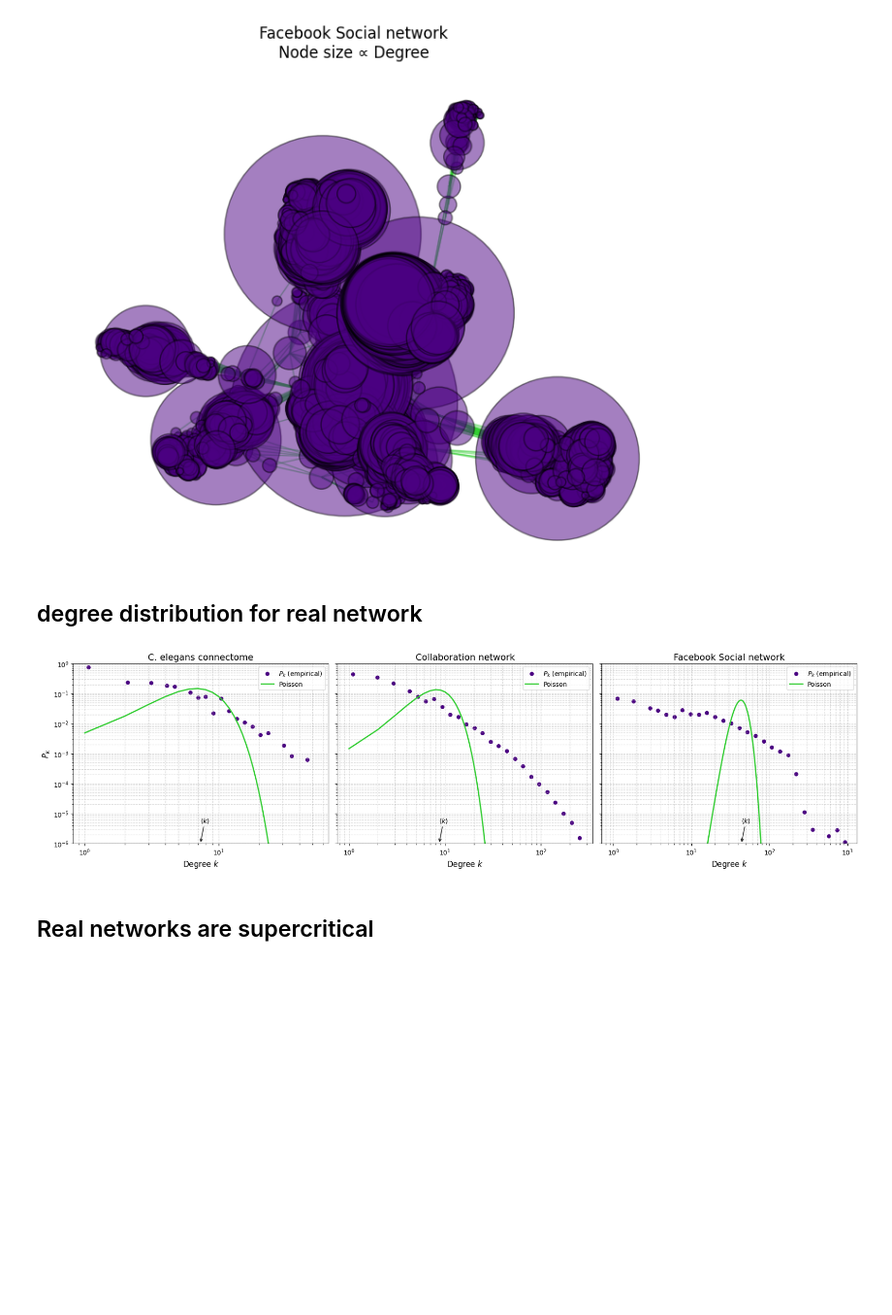
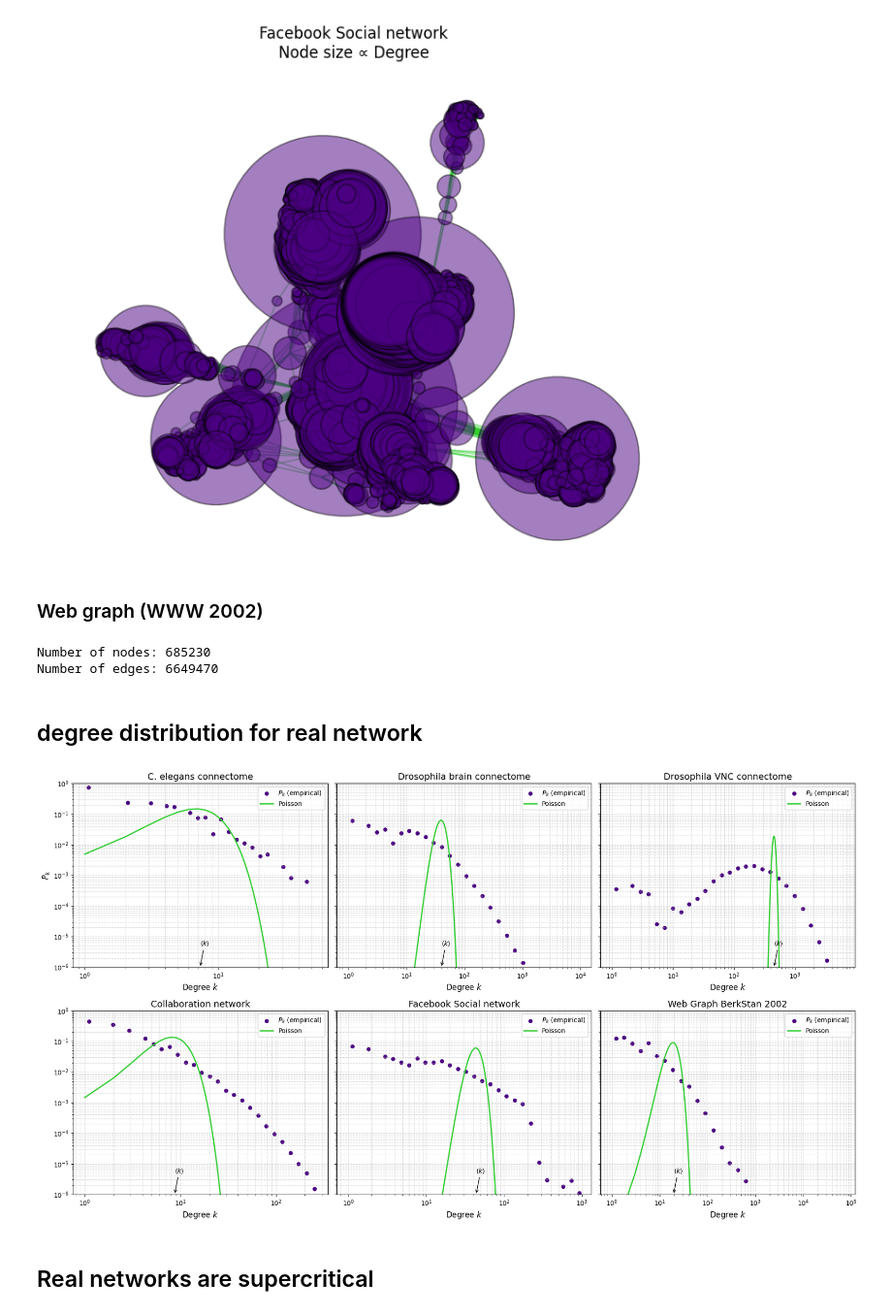
Before and after one commit to haotianh9/graph_teaching, a Jupyter notebook: NetworkScience/3_Real_Network.ipynb, the cells around one changed output. Shown at 97% size. Cells and saved outputs as stored; diff of their text form; code cells hidden in the pictures; blank space fills up the shorter version.

Commit message:
update more real networks, finish chapter 3

```diff
--- a/NetworkScience/3_Real_Network.ipynb
+++ b/NetworkScience/3_Real_Network.ipynb
@@ -82,0 +114,12 @@ note: positions of nodes are still randomly generated, same below
+# %%
+# downloaded from https://console.cloud.google.com/storage/browser/flyem-manc-exports?inv=1&invt=AbyYUw
+# https://www.janelia.org/project-team/flyem/manc-connectome
+
+df = pd.read_csv('./Data/drosophila_VNC_connectome.csv')
+
+G_drosophila_VNC = nx.from_pandas_edgelist(df, source='bodyId_pre', target='bodyId_post', create_using=nx.DiGraph())
+graph_list.append(G_drosophila_VNC)
+name_list.append("Drosophila VNC connectome")
+
+print(f"Number of nodes: {G_drosophila_VNC.number_of_nodes()}")
+print(f"Number of edges: {G_drosophila_VNC.number_of_edges()}")
@@ -119,6 +165,25 @@ visualize_graph_with_degree_size(G_social, title="Facebook Social network")
 Number of nodes: 4039
 Number of edges: 88234
 [figure]
+# %% [markdown]
+### Web graph (WWW 2002)
+# %%
+# Download from Stanford Large Network Dataset Collection https://snap.stanford.edu/data/web-BerkStan.html
+
+import networkx as nx
+
+# Load an edge list
+G_www =  nx.read_edgelist("./Data/web-BerkStan.txt", nodetype=int)
+graph_list.append(G_www)
+name_list.append("Web Graph BerkStan 2002")
+
+print(f"Number of nodes: {G_www.number_of_nodes()}")
+print(f"Number of edges: {G_www.number_of_edges()}")
+
+# visualize_graph_with_degree_size(G_www, title="Web Graph BerkStan 2002")
+# %% [output]
+Number of nodes: 685230
+Number of edges: 6649470
 # %% [markdown]
 ## degree distribution for real network
 # %%
@@ -147,12 +212,14 @@ def log_binned_degree_distribution(degrees, bins=30):
 
 def plot_log_degree_distributions(graph_list, titles=None, bins=30):
     n_graphs = len(graph_list)
-    fig, axes = plt.subplots(1, n_graphs, figsize=(6 * n_graphs, 5), sharey=True)
+    fig, axes = plt.subplots(2, int(n_graphs/2), figsize=(6 *  int(n_graphs/2), 5*2), sharey=True)
 
     if n_graphs == 1:
         axes = [axes]
+    if len(np.shape(axes)) >1:
+        axes = axes.flatten()
+    for i, (G, ax) in enumerate(zip(graph_list, axes)):
 
-    for i, (G, ax) in enumerate(zip(graph_list, axes)):
         degrees = [d for _, d in G.degree()]
         k_avg = np.mean(degrees)
 
@@ -164,34 +231,34 @@ def plot_log_degree_distributions(graph_list, titles=None, bins=30):
         poisson_probs = stats.poisson.pmf(k_range, mu=k_avg)
         poisson_k = k_range[k_range > 0]
         poisson_pk = poisson_probs[k_range > 0]
 
         # Plot
         ax.scatter(k_vals, pk_vals, color="indigo", s=30, label=r"$P_k$ (empirical)")
         ax.plot(poisson_k, poisson_pk, color="limegreen", lw=2, label="Poisson")
 
         ax.set_xscale("log")
         ax.set_yscale("log")
         ax.set_ylim([10**(-6),10**(0)])
         ax.set_xlabel("Degree $k$", fontsize=12)
         if i == 0:
             ax.set_ylabel(r"$P_k$", fontsize=12)
 
         title = titles[i] if titles else f"Graph {i+1}"
         ax.set_title(title, fontsize=14)
         ax.grid(True, which="both", linestyle='--', alpha=0.5)
         ax.legend(fontsize=10)
 
         # Indicate <k>
         ax.annotate(r"$\langle k \rangle$", xy=(k_avg, 1e-6), xytext=(k_avg, 5e-6),
                     arrowprops=dict(arrowstyle='->'), fontsize=10)
 
     plt.tight_layout()
     plt.show()
 
 
 plot_log_degree_distributions(graph_list,titles=name_list)
 # %% [output]
-[figure, old version]
+[figure, new version]
 # %% [markdown]
 ## Real networks are supercritical
 # %%
```
Also changed, not shown: parts of 6 cells of this notebook, 3 other files.
